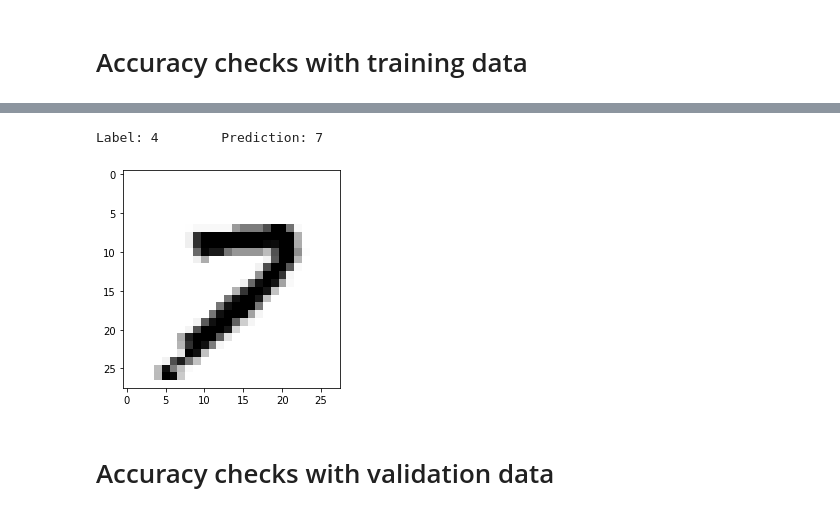
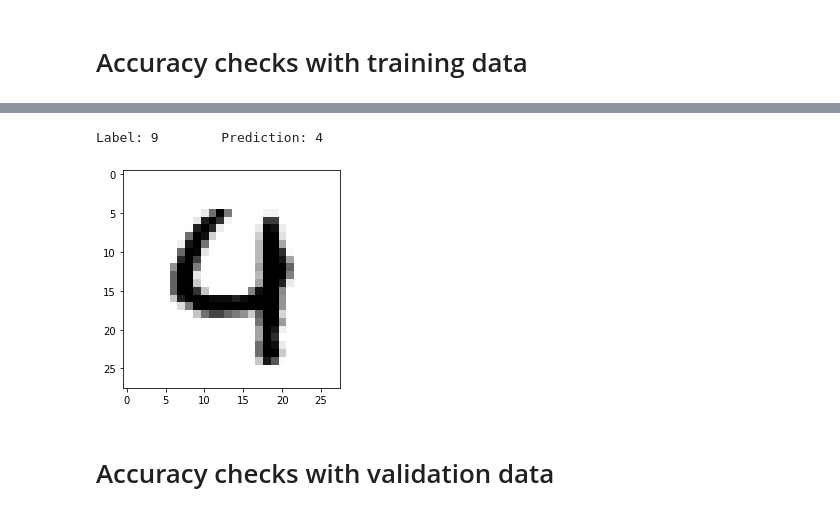
Before and after one commit to ivianrr/toy-neural-network, a Jupyter notebook: mininetwork.ipynb, the cells around one changed output, grey strips where cells are left out. Cells and saved outputs as stored; diff of their text form; code cells hidden in the pictures.

```diff
--- a/mininetwork.ipynb
+++ b/mininetwork.ipynb
@@ -209,12 +207,12 @@ ID      Label   Prediction      Error
 59915   4               7        x
 # %%
-n=59915
+n=51248
 plt.imshow(data_train[:,n].reshape(nrows,ncols), cmap='gray_r')
 print(f"Label: {labels_train[n]}\tPrediction: {predictions_train[n]}")
 plt.show()
 # %% [output]
-Label: 4        Prediction: 7
+Label: 9        Prediction: 4
-[figure, old version]
+[figure, new version]
 # %% [markdown]
 # Accuracy checks with validation data
 # %%
```
Also changed, not shown: parts of 9 cells of this notebook.
